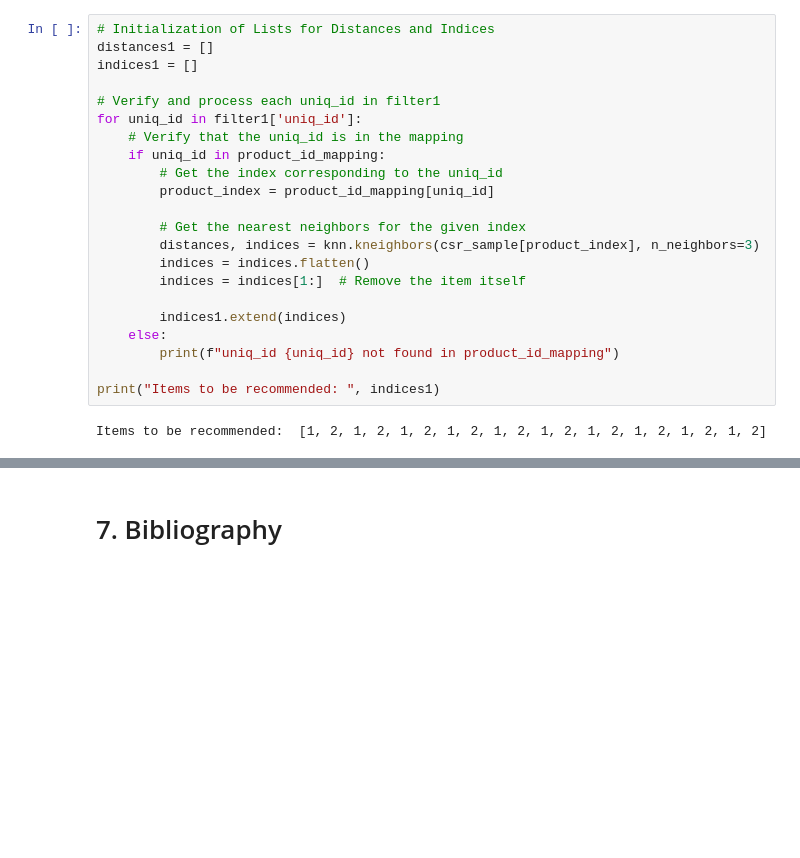
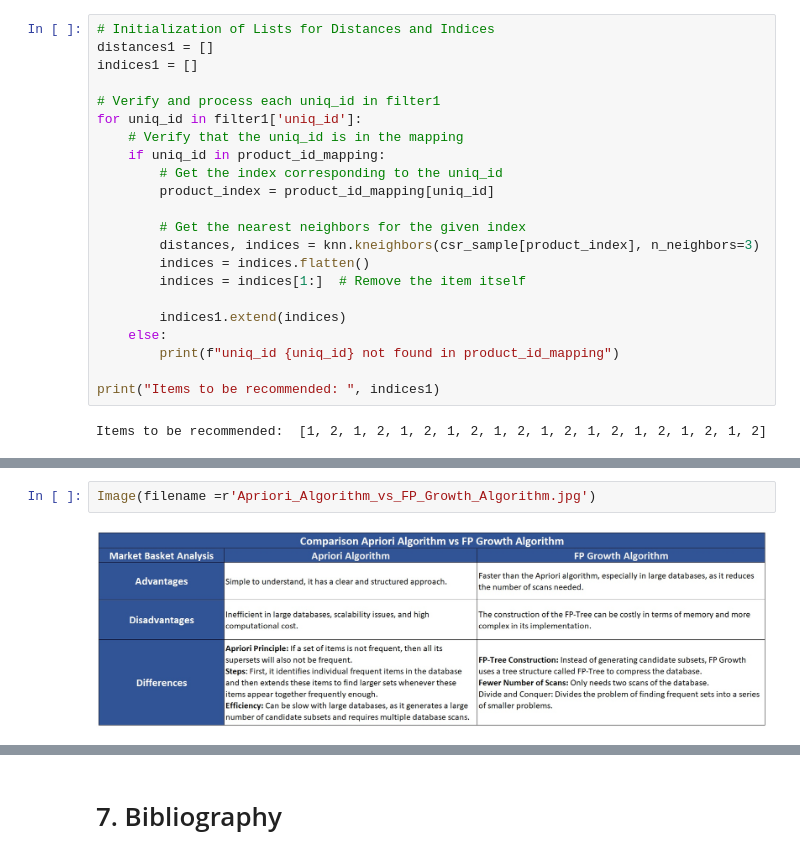
Before and after one commit to FJGM2023015/Recommendation-System-Market-Basket-Analysis-, a Jupyter notebook: recomm_system_market_basket_analysis.ipynb, the cells around one changed output, grey strips where cells are left out. Cells and saved outputs as stored; diff of their text form; blank space fills up the shorter version.

```diff
--- a/recomm_system_market_basket_analysis.ipynb
+++ b/recomm_system_market_basket_analysis.ipynb
@@ -751,0 +802,4 @@ Image(filename =r'Comparison.jpg')
+# %%
+Image(filename =r'Apriori_Algorithm_vs_FP_Growth_Algorithm.jpg')
+# %% [output]
+[figure, added]
```
Also changed, not shown: parts of 47 cells of this notebook.
